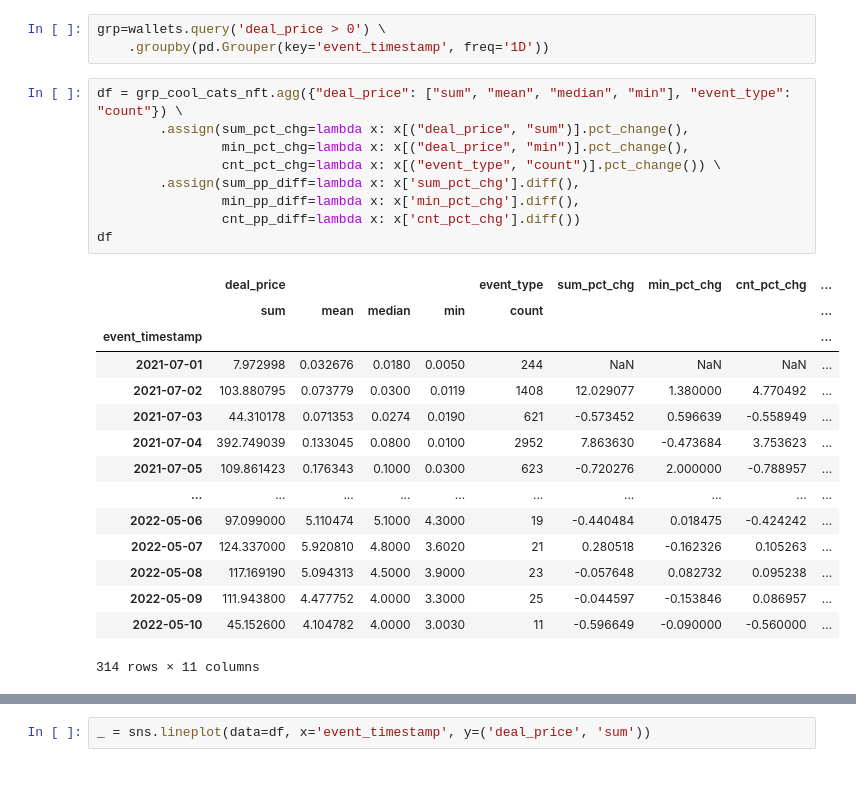
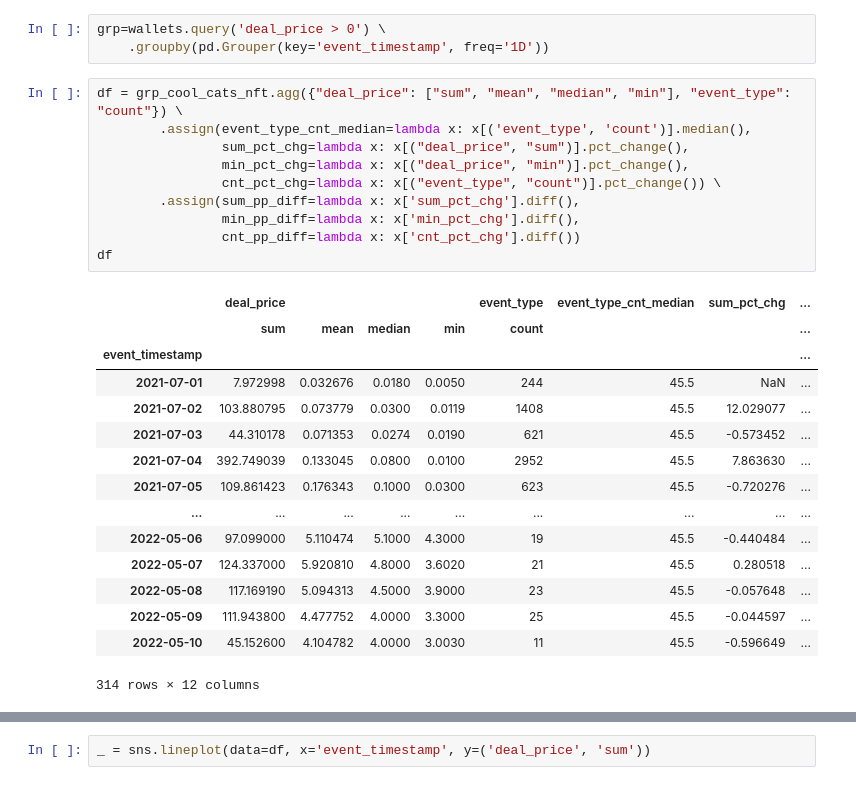
Before and after one commit to Cryptoro-DAO/OpenSea-API-crawler, a Jupyter notebook: Wallets Feature Engineering.ipynb, the cells around one changed output, grey strips where cells are left out. Cells and saved outputs as stored; diff of their text form.

Commit message:
calculation: add median daily volume, i.e. median of daily count of event_type

```diff
--- a/Wallets Feature Engineering.ipynb
+++ b/Wallets Feature Engineering.ipynb
@@ -1199,26 +1201,27 @@ grp=wallets.query('deal_price > 0') \
     .groupby(pd.Grouper(key='event_timestamp', freq='1D'))
 # %%
 df = grp_cool_cats_nft.agg({"deal_price": ["sum", "mean", "median", "min"], "event_type": "count"}) \
-        .assign(sum_pct_chg=lambda x: x[("deal_price", "sum")].pct_change(),
+        .assign(event_type_cnt_median=lambda x: x[('event_type', 'count')].median(),
+                sum_pct_chg=lambda x: x[("deal_price", "sum")].pct_change(),
                 min_pct_chg=lambda x: x[("deal_price", "min")].pct_change(),
                 cnt_pct_chg=lambda x: x[("event_type", "count")].pct_change()) \
         .assign(sum_pp_diff=lambda x: x['sum_pct_chg'].diff(),
                 min_pp_diff=lambda x: x['min_pct_chg'].diff(),
                 cnt_pp_diff=lambda x: x['cnt_pct_chg'].diff())
 df
 # %% [output]
-|  | deal_price |  |  |  | event_type | sum_pct_chg | min_pct_chg | cnt_pct_chg | ... |
-|  | sum | mean | median | min | count |  |  |  | ... |
-| event_timestamp |  |  |  |  |  |  |  |  | ... |
-| 2021-07-01 | 7.972998 | 0.032676 | 0.0180 | 0.0050 | 244 | NaN | NaN | NaN | ... |
-| 2021-07-02 | 103.880795 | 0.073779 | 0.0300 | 0.0119 | 1408 | 12.029077 | 1.380000 | 4.770492 | ... |
-| 2021-07-03 | 44.310178 | 0.071353 | 0.0274 | 0.0190 | 621 | -0.573452 | 0.596639 | -0.558949 | ... |
-| 2021-07-04 | 392.749039 | 0.133045 | 0.0800 | 0.0100 | 2952 | 7.863630 | -0.473684 | 3.753623 | ... |
-| 2021-07-05 | 109.861423 | 0.176343 | 0.1000 | 0.0300 | 623 | -0.720276 | 2.000000 | -0.788957 | ... |
-| ... | ... | ... | ... | ... | ... | ... | ... | ... | ... |
-| 2022-05-06 | 97.099000 | 5.110474 | 5.1000 | 4.3000 | 19 | -0.440484 | 0.018475 | -0.424242 | ... |
-| 2022-05-07 | 124.337000 | 5.920810 | 4.8000 | 3.6020 | 21 | 0.280518 | -0.162326 | 0.105263 | ... |
-| 2022-05-08 | 117.169190 | 5.094313 | 4.5000 | 3.9000 | 23 | -0.057648 | 0.082732 | 0.095238 | ... |
-| 2022-05-09 | 111.943800 | 4.477752 | 4.0000 | 3.3000 | 25 | -0.044597 | -0.153846 | 0.086957 | ... |
-| 2022-05-10 | 45.152600 | 4.104782 | 4.0000 | 3.0030 | 11 | -0.596649 | -0.090000 | -0.560000 | ... |
+|  | deal_price |  |  |  | event_type | event_type_cnt_median | sum_pct_chg | ... |
+|  | sum | mean | median | min | count |  |  | ... |
+| event_timestamp |  |  |  |  |  |  |  | ... |
+| 2021-07-01 | 7.972998 | 0.032676 | 0.0180 | 0.0050 | 244 | 45.5 | NaN | ... |
+| 2021-07-02 | 103.880795 | 0.073779 | 0.0300 | 0.0119 | 1408 | 45.5 | 12.029077 | ... |
+| 2021-07-03 | 44.310178 | 0.071353 | 0.0274 | 0.0190 | 621 | 45.5 | -0.573452 | ... |
+| 2021-07-04 | 392.749039 | 0.133045 | 0.0800 | 0.0100 | 2952 | 45.5 | 7.863630 | ... |
+| 2021-07-05 | 109.861423 | 0.176343 | 0.1000 | 0.0300 | 623 | 45.5 | -0.720276 | ... |
+| ... | ... | ... | ... | ... | ... | ... | ... | ... |
+| 2022-05-06 | 97.099000 | 5.110474 | 5.1000 | 4.3000 | 19 | 45.5 | -0.440484 | ... |
+| 2022-05-07 | 124.337000 | 5.920810 | 4.8000 | 3.6020 | 21 | 45.5 | 0.280518 | ... |
+| 2022-05-08 | 117.169190 | 5.094313 | 4.5000 | 3.9000 | 23 | 45.5 | -0.057648 | ... |
+| 2022-05-09 | 111.943800 | 4.477752 | 4.0000 | 3.3000 | 25 | 45.5 | -0.044597 | ... |
+| 2022-05-10 | 45.152600 | 4.104782 | 4.0000 | 3.0030 | 11 | 45.5 | -0.596649 | ... |
-314 rows × 11 columns
+314 rows × 12 columns
```
Also changed, not shown: parts of 3 cells of this notebook, 1 other file.
